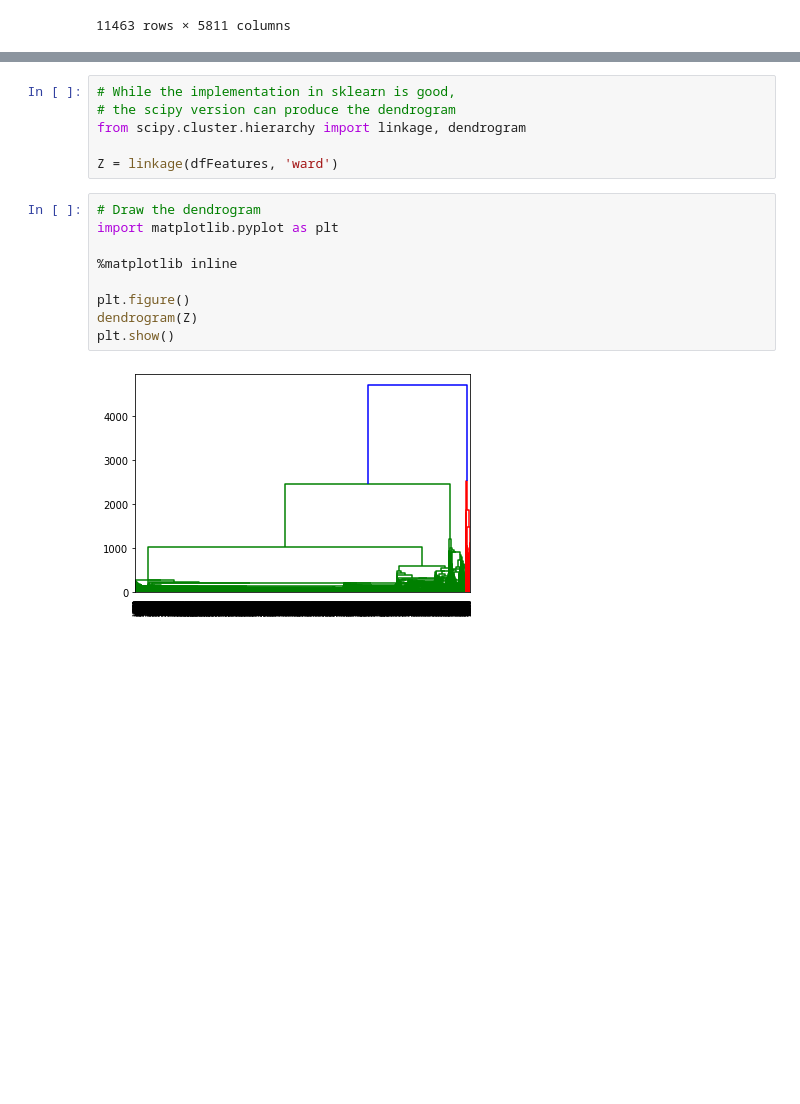
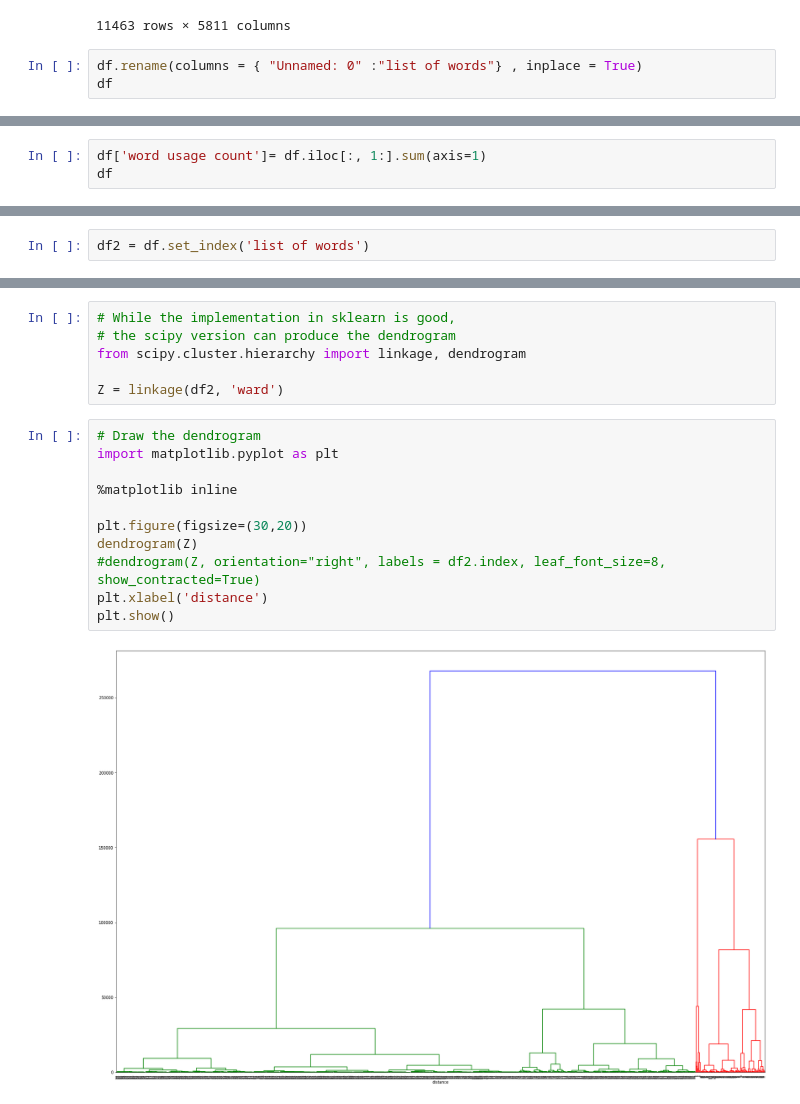
Before and after one commit to USF-CS-663-Spring-2020/lab-04-hierarchical-clustering-aarthi-parthipan, a Jupyter notebook: NIPSdata_hierarchyClusterPlot.ipynb, the cells around one changed output, grey strips where cells are left out. Cells and saved outputs as stored; diff of their text form; blank space fills up the shorter version.

```diff
--- a/NIPSdata_hierarchyClusterPlot.ipynb
+++ b/NIPSdata_hierarchyClusterPlot.ipynb
@@ -35,3 +35,6 @@ dfFeatures
 | 11461 | 0 | 0 | 0 | 0 | 0 | 0 | 0 | 0 | 0 | 0 | ... | ... |
 | 11462 | 0 | 0 | 0 | 0 | 0 | 0 | 0 | 0 | 0 | 0 | ... | ... |
 11463 rows × 5811 columns
+# %%
+df.rename(columns = { "Unnamed: 0" :"list of words"} , inplace = True)
+df
@@ -37,0 +72,3 @@ dfFeatures
+# %%
+df['word usage count']= df.iloc[:, 1:].sum(axis=1)
+df
@@ -37,0 +89,2 @@ dfFeatures
+# %%
+df2 = df.set_index('list of words')
@@ -40,15 +110,17 @@ dfFeatures
 # the scipy version can produce the dendrogram
 from scipy.cluster.hierarchy import linkage, dendrogram
 
-Z = linkage(dfFeatures, 'ward')
+Z = linkage(df2, 'ward')
 # %%
 # Draw the dendrogram
 import matplotlib.pyplot as plt
 
 %matplotlib inline
 
-plt.figure()
+plt.figure(figsize=(30,20))
 dendrogram(Z)
+#dendrogram(Z, orientation="right", labels = df2.index, leaf_font_size=8, show_contracted=True)
+plt.xlabel('distance')
 plt.show()
 # %% [output]
-[figure, old version]
+[figure, new version]
```
Also changed, not shown: parts of 7 cells of this notebook.
